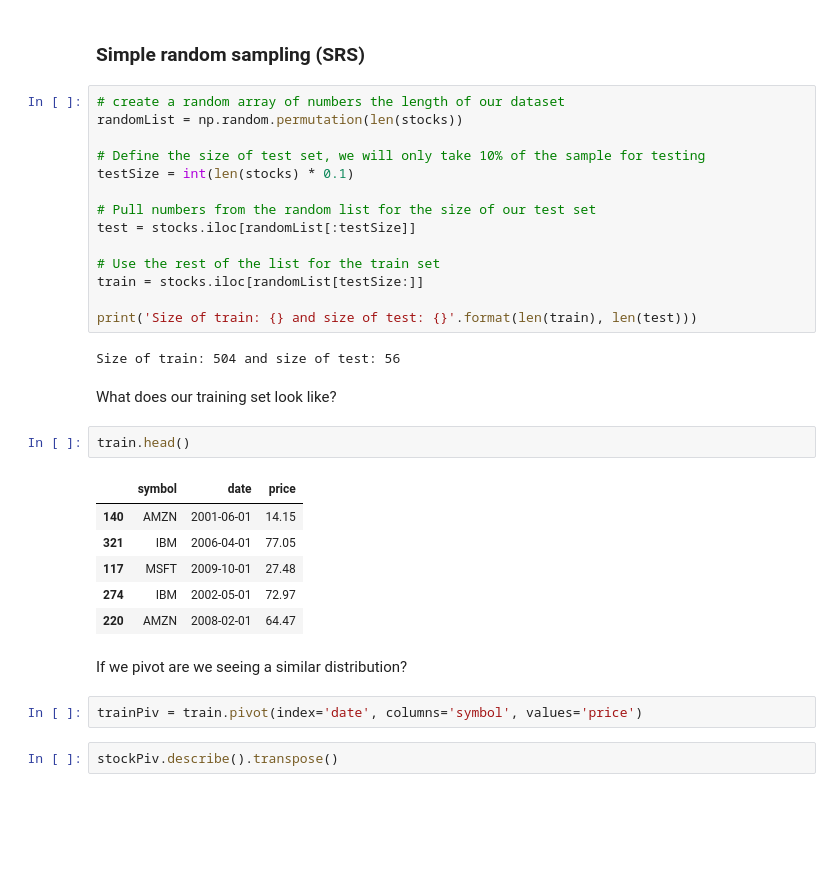
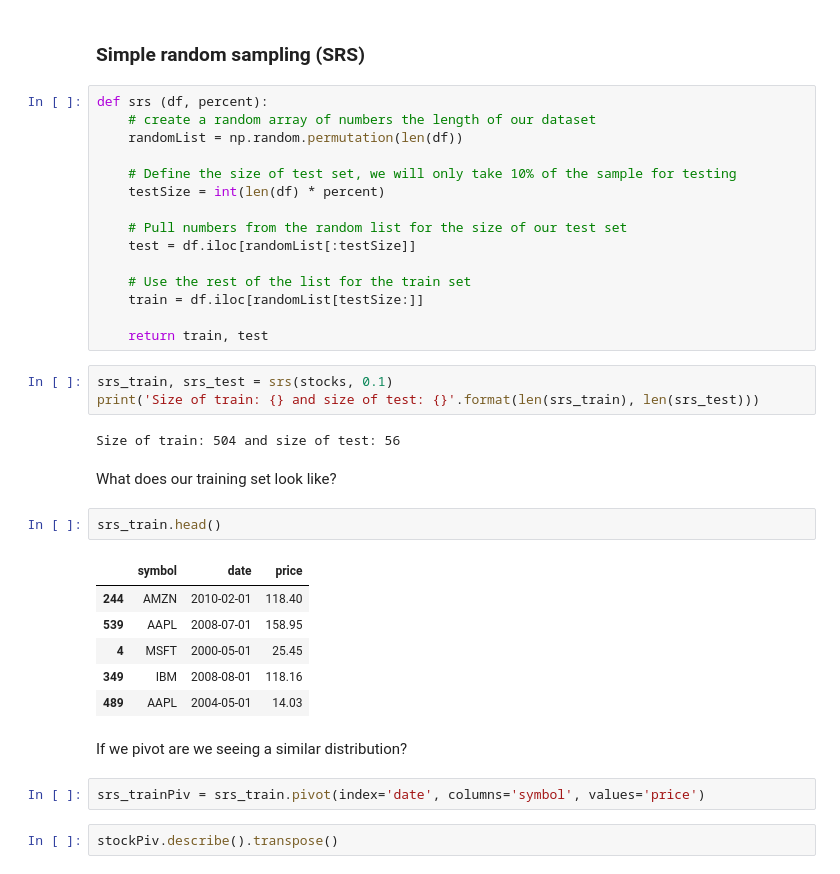
Before and after one commit to tifabi/100DaysOfMLCode, a Jupyter notebook: Splitting Data/Splitting_Data.ipynb, the cells around one changed output. Saved outputs shown, nothing was run; the diff lists cells and outputs as text; blank space fills up the shorter version.

```diff
--- a/Splitting Data/Splitting_Data.ipynb
+++ b/Splitting Data/Splitting_Data.ipynb
@@ -106,36 +106,40 @@ plt.show()
 # %% [markdown]
 ### Simple random sampling (SRS)
 # %%
-# create a random array of numbers the length of our dataset
-randomList = np.random.permutation(len(stocks))
+def srs (df, percent):
+    # create a random array of numbers the length of our dataset
+    randomList = np.random.permutation(len(df))
 
-# Define the size of test set, we will only take 10% of the sample for testing
-testSize = int(len(stocks) * 0.1)
+    # Define the size of test set, we will only take 10% of the sample for testing
+    testSize = int(len(df) * percent)
 
-# Pull numbers from the random list for the size of our test set
-test = stocks.iloc[randomList[:testSize]]
+    # Pull numbers from the random list for the size of our test set
+    test = df.iloc[randomList[:testSize]]
 
-# Use the rest of the list for the train set
-train = stocks.iloc[randomList[testSize:]]
+    # Use the rest of the list for the train set
+    train = df.iloc[randomList[testSize:]]
 
-print('Size of train: {} and size of test: {}'.format(len(train), len(test)))
+    return train, test
-# %% [output]
-Size of train: 504 and size of test: 56
+# %%
+srs_train, srs_test = srs(stocks, 0.1)
+print('Size of train: {} and size of test: {}'.format(len(srs_train), len(srs_test)))
+# %% [output]
+Size of train: 504 and size of test: 56
 # %% [markdown]
 What does our training set look like?
 # %%
-train.head()
+srs_train.head()
 # %% [output]
 |  | symbol | date | price |
-| 140 | AMZN | 2001-06-01 | 14.15 |
-| 321 | IBM | 2006-04-01 | 77.05 |
-| 117 | MSFT | 2009-10-01 | 27.48 |
-| 274 | IBM | 2002-05-01 | 72.97 |
-| 220 | AMZN | 2008-02-01 | 64.47 |
+| 244 | AMZN | 2010-02-01 | 118.40 |
+| 539 | AAPL | 2008-07-01 | 158.95 |
+| 4 | MSFT | 2000-05-01 | 25.45 |
+| 349 | IBM | 2008-08-01 | 118.16 |
+| 489 | AAPL | 2004-05-01 | 14.03 |
 # %% [markdown]
 If we pivot are we seeing a similar distribution?
 # %%
-trainPiv = train.pivot(index='date', columns='symbol', values='price')
+srs_trainPiv = srs_train.pivot(index='date', columns='symbol', values='price')
 # %%
 stockPiv.describe().transpose()
 # %% [output]
```
Also changed, not shown: parts of 11 cells of this notebook.
